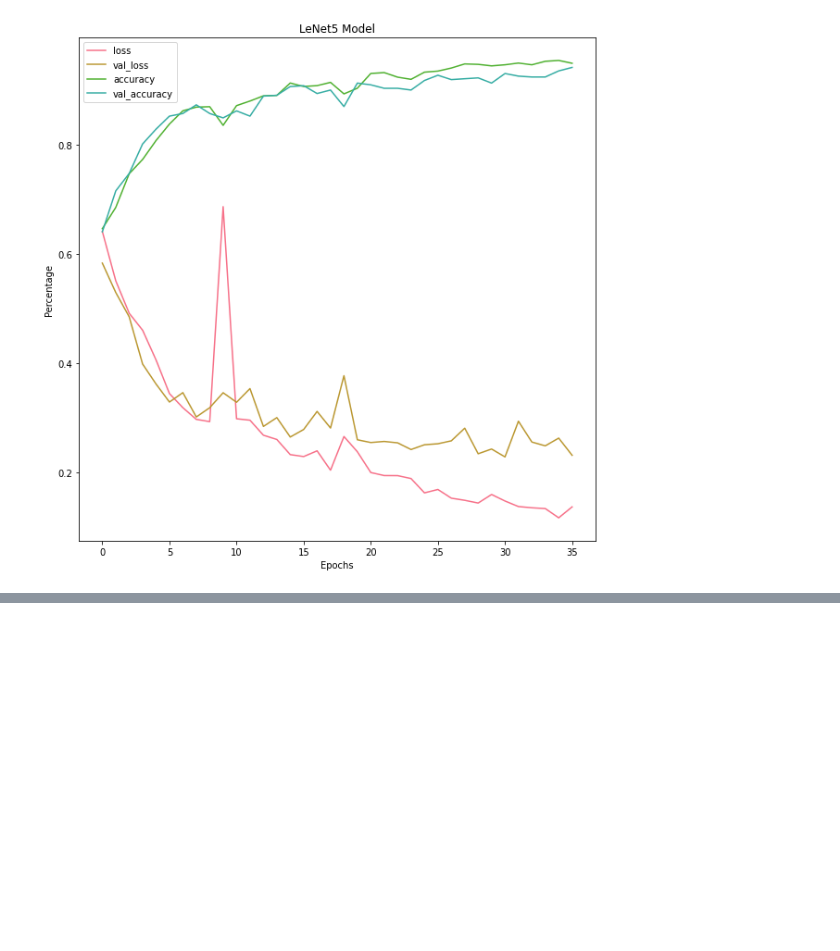
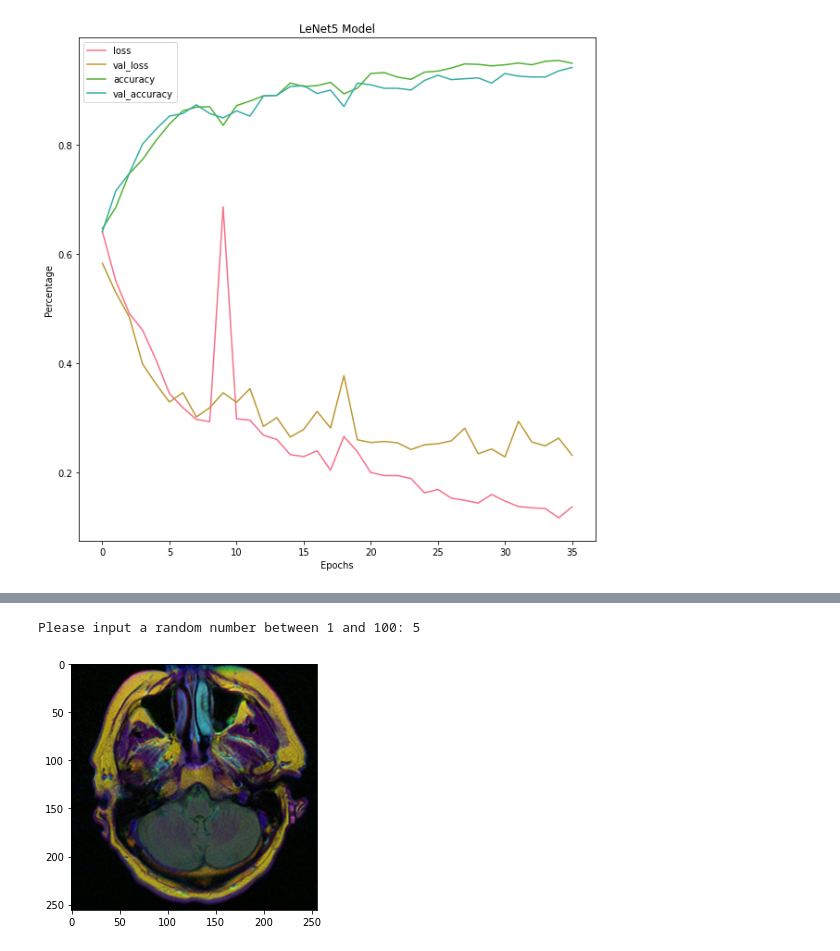
Before and after one commit to lraganit-star/CapstoneTwo, a Jupyter notebook: brain_tumor.ipynb, the cells around one changed output, grey strips where cells are left out. Cells and saved outputs as stored; diff of their text form; code cells hidden in the pictures; blank space fills up the shorter version.

```diff
--- a/brain_tumor.ipynb
+++ b/brain_tumor.ipynb
@@ -578,0 +571,9 @@ plt.show()
+# %%
+Xnew = int(input('Please input a random number between 1 and 100: '))
+fig, axs = plt.subplots()
+img = io.imread(brain_df.image_path[Xnew])
+axs.imshow(img)
+fig.tight_layout()
+# %% [output]
+Please input a random number between 1 and 100: 5
+[figure, added]
```
Also changed, not shown: parts of 10 cells of this notebook, 4 other files.
